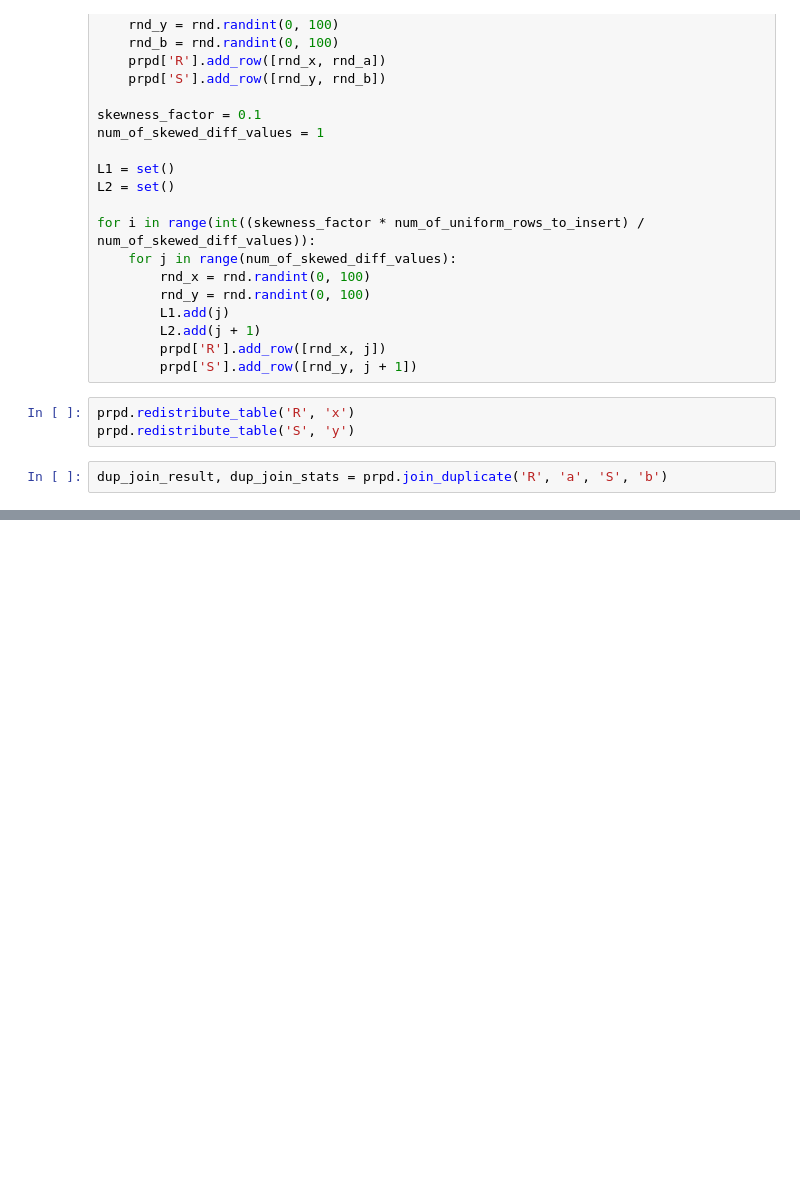
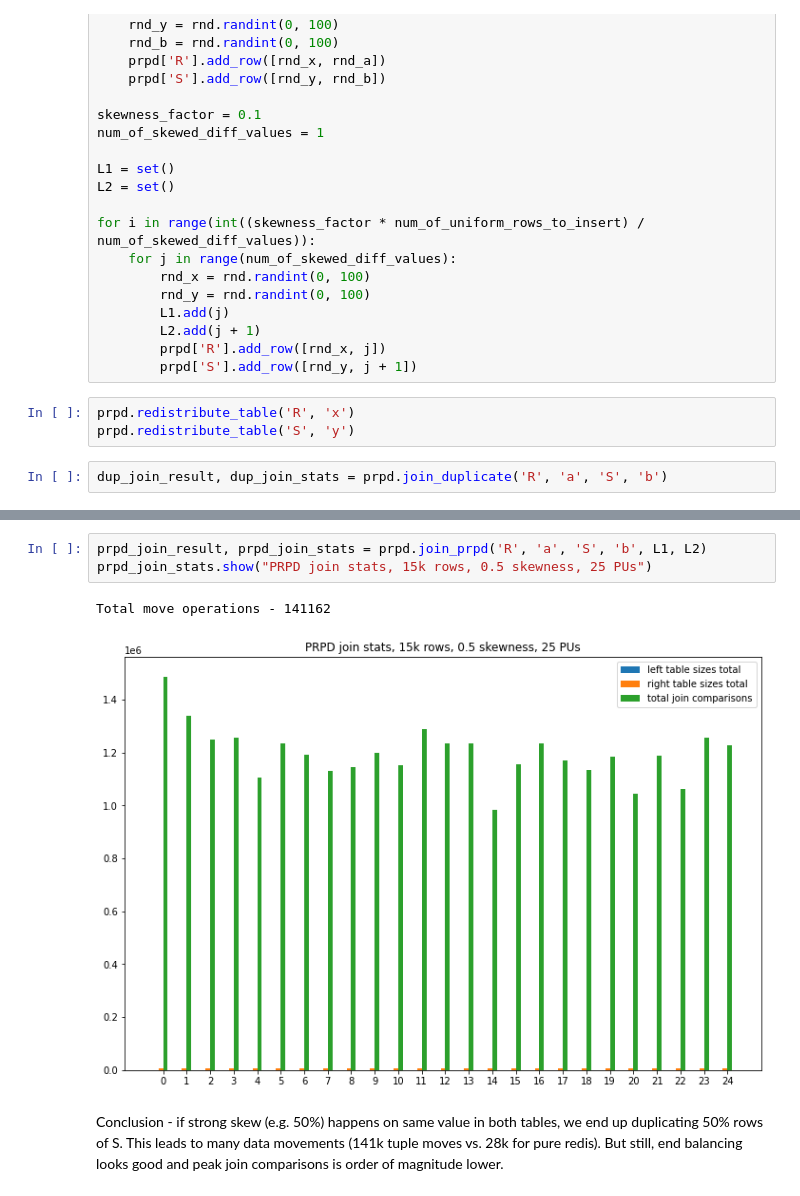
Before and after one commit to dasatomic/prpd_paper_impl, a Jupyter notebook: prpd_impl.ipynb, the cells around one changed output, grey strips where cells are left out. Cells and saved outputs as stored; diff of their text form; blank space fills up the shorter version.

```diff
--- a/prpd_impl.ipynb
+++ b/prpd_impl.ipynb
@@ -482,0 +581,9 @@ Total move operations - 23588
+# %%
+prpd_join_result, prpd_join_stats = prpd.join_prpd('R', 'a', 'S', 'b', L1, L2)
+prpd_join_stats.show("PRPD join stats, 15k rows, 0.5 skewness, 25 PUs")
+# %% [output]
+Total move operations - 141162
+[figure, added]
+# %% [markdown]
+Conclusion - if strong skew (e.g. 50%) happens on same value in both tables, we end up duplicating 50% rows of S.
+This leads to many data movements (141k tuple moves vs. 28k for pure redis). But still, end balancing looks good and peak join comparisons is order of magnitude lower.
```
Also changed, not shown: parts of 14 cells of this notebook.
